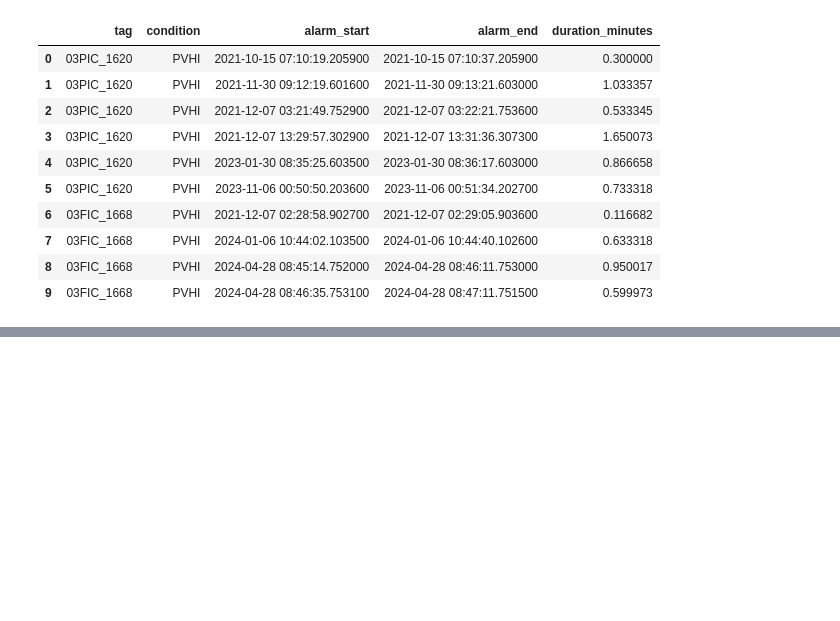
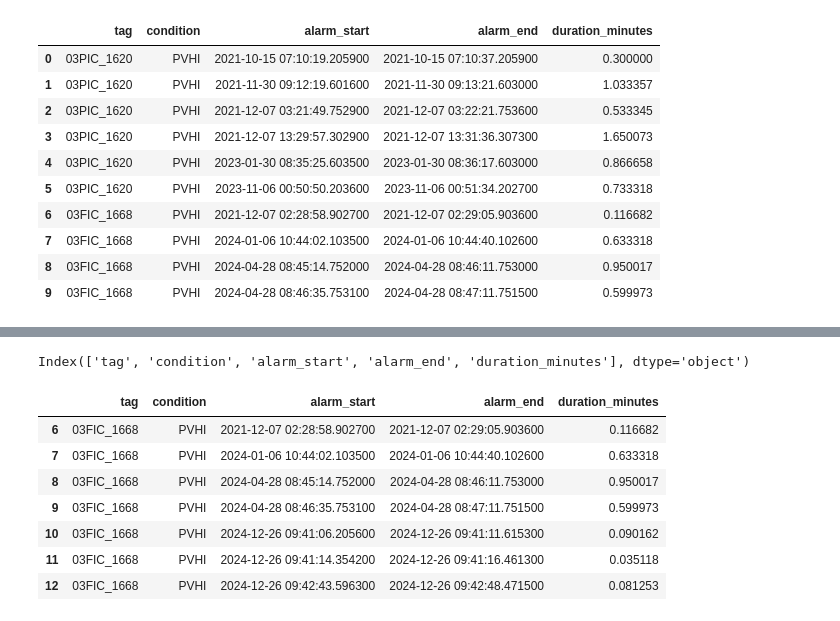
Before and after one commit to H604827/ControlActions, a Jupyter notebook: EXPERIMENTS/all_alarm_tags_events_control_actions_analysis.ipynb, the cells around one changed output, grey strips where cells are left out. Drawn from its saved outputs; the diff is of its cells as text; code cells hidden in the pictures; blank space fills up the shorter version.

```diff
--- a/EXPERIMENTS/all_alarm_tags_events_control_actions_analysis.ipynb
+++ b/EXPERIMENTS/all_alarm_tags_events_control_actions_analysis.ipynb
@@ -380,0 +604,15 @@ Orphan ends: 34
+# %%
+eal_alarms_df.columns
+# %% [output]
+Index(['tag', 'condition', 'alarm_start', 'alarm_end', 'duration_minutes'], dtype='object')
+# %%
+alarms_df[alarms_df['tag'] == '03FIC_1668']
+# %% [output]
+|  | tag | condition | alarm_start | alarm_end | duration_minutes |
+| 6 | 03FIC_1668 | PVHI | 2021-12-07 02:28:58.902700 | 2021-12-07 02:29:05.903600 | 0.116682 |
+| 7 | 03FIC_1668 | PVHI | 2024-01-06 10:44:02.103500 | 2024-01-06 10:44:40.102600 | 0.633318 |
+| 8 | 03FIC_1668 | PVHI | 2024-04-28 08:45:14.752000 | 2024-04-28 08:46:11.753000 | 0.950017 |
+| 9 | 03FIC_1668 | PVHI | 2024-04-28 08:46:35.753100 | 2024-04-28 08:47:11.751500 | 0.599973 |
+| 10 | 03FIC_1668 | PVHI | 2024-12-26 09:41:06.205600 | 2024-12-26 09:41:11.615300 | 0.090162 |
+| 11 | 03FIC_1668 | PVHI | 2024-12-26 09:41:14.354200 | 2024-12-26 09:41:16.461300 | 0.035118 |
+| 12 | 03FIC_1668 | PVHI | 2024-12-26 09:42:43.596300 | 2024-12-26 09:42:48.471500 | 0.081253 |
```
Also changed, not shown: parts of 11 cells of this notebook, 8 other files.
